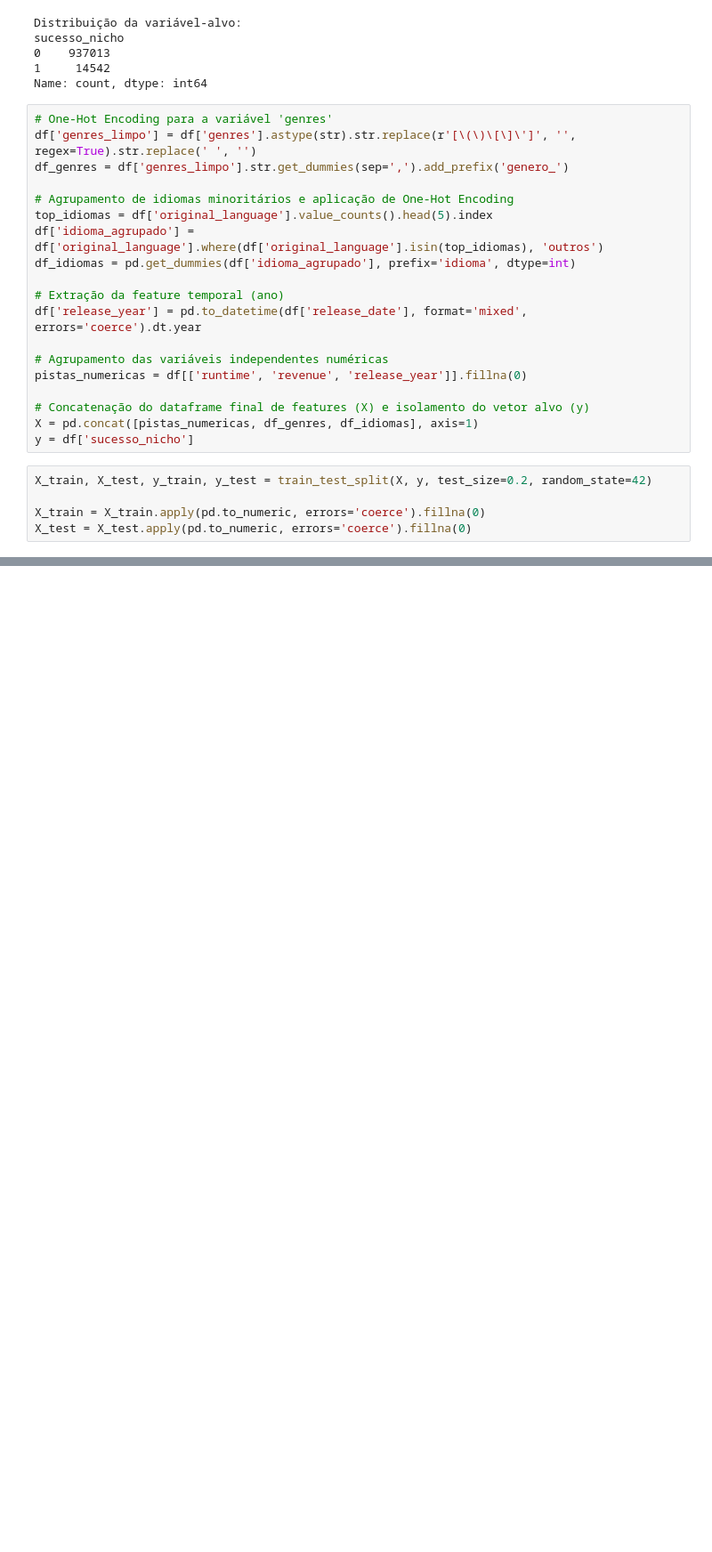
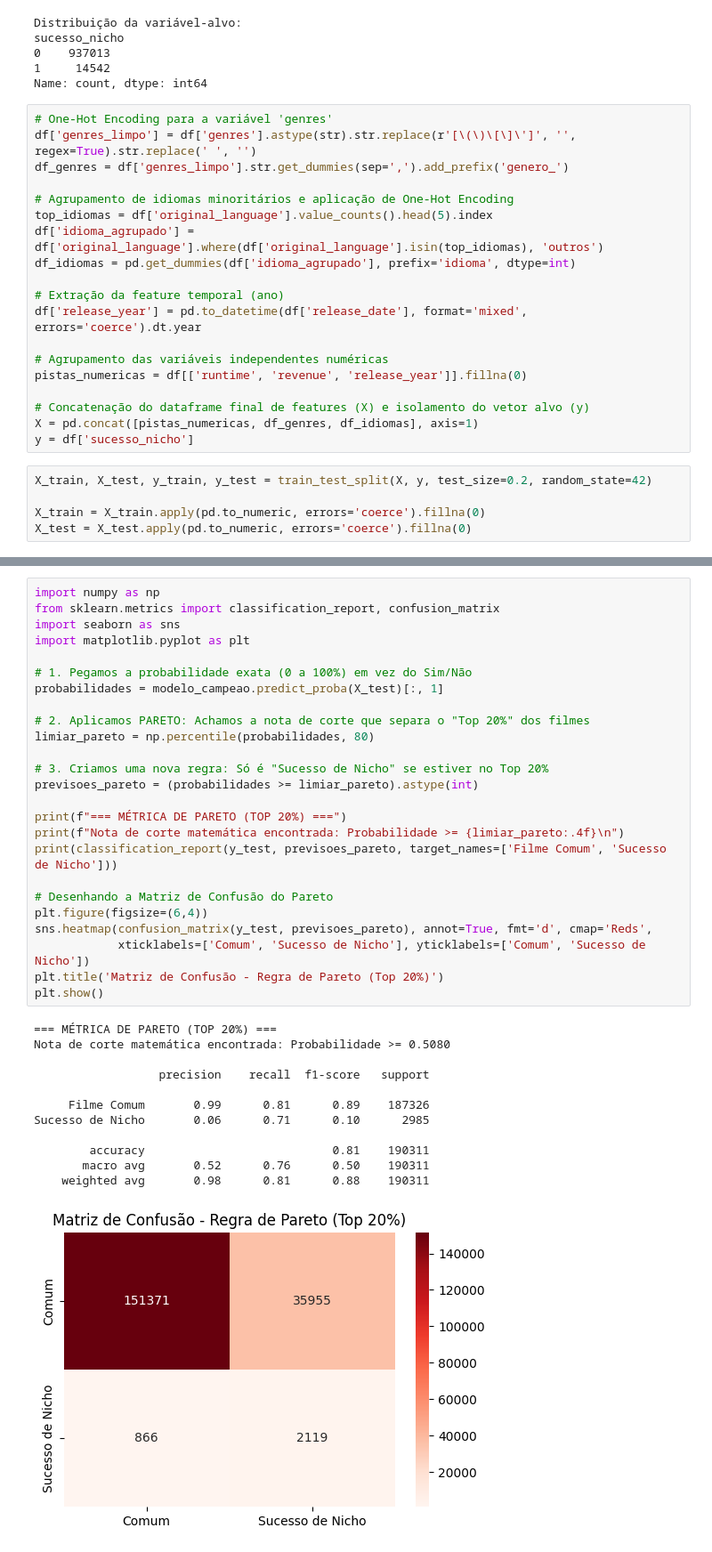
Before and after one commit to DhaviRodrigues/Projeto_PISI3_2026, a Jupyter notebook: classificacao/classificacao_lgbm.ipynb, the cells around one changed output, grey strips where cells are left out. Shown at 89% size. Saved outputs shown, nothing was run; the diff lists cells and outputs as text; blank space fills up the shorter version.

```diff
--- a/classificacao/classificacao_lgbm.ipynb
+++ b/classificacao/classificacao_lgbm.ipynb
@@ -204,0 +241,38 @@ And if memory is not enough, you can set `force_col_wise=true`.
+# %%
+import numpy as np
+from sklearn.metrics import classification_report, confusion_matrix
+import seaborn as sns
+import matplotlib.pyplot as plt
+
+# 1. Pegamos a probabilidade exata (0 a 100%) em vez do Sim/Não
+probabilidades = modelo_campeao.predict_proba(X_test)[:, 1]
+
+# 2. Aplicamos PARETO: Achamos a nota de corte que separa o "Top 20%" dos filmes
+limiar_pareto = np.percentile(probabilidades, 80)
+
+# 3. Criamos uma nova regra: Só é "Sucesso de Nicho" se estiver no Top 20%
+previsoes_pareto = (probabilidades >= limiar_pareto).astype(int)
+
+print(f"=== MÉTRICA DE PARETO (TOP 20%) ===")
+print(f"Nota de corte matemática encontrada: Probabilidade >= {limiar_pareto:.4f}\n")
+print(classification_report(y_test, previsoes_pareto, target_names=['Filme Comum', 'Sucesso de Nicho']))
+
+# Desenhando a Matriz de Confusão do Pareto
+plt.figure(figsize=(6,4))
+sns.heatmap(confusion_matrix(y_test, previsoes_pareto), annot=True, fmt='d', cmap='Reds',
+            xticklabels=['Comum', 'Sucesso de Nicho'], yticklabels=['Comum', 'Sucesso de Nicho'])
+plt.title('Matriz de Confusão - Regra de Pareto (Top 20%)')
+plt.show()
+# %% [output]
+=== MÉTRICA DE PARETO (TOP 20%) ===
+Nota de corte matemática encontrada: Probabilidade >= 0.5080
+
+                  precision    recall  f1-score   support
+
+     Filme Comum       0.99      0.81      0.89    187326
+Sucesso de Nicho       0.06      0.71      0.10      2985
+
+        accuracy                           0.81    190311
+       macro avg       0.52      0.76      0.50    190311
+    weighted avg       0.98      0.81      0.88    190311
+[figure, added]
```
Also changed, not shown: parts of 7 cells of this notebook, 1 other file.
